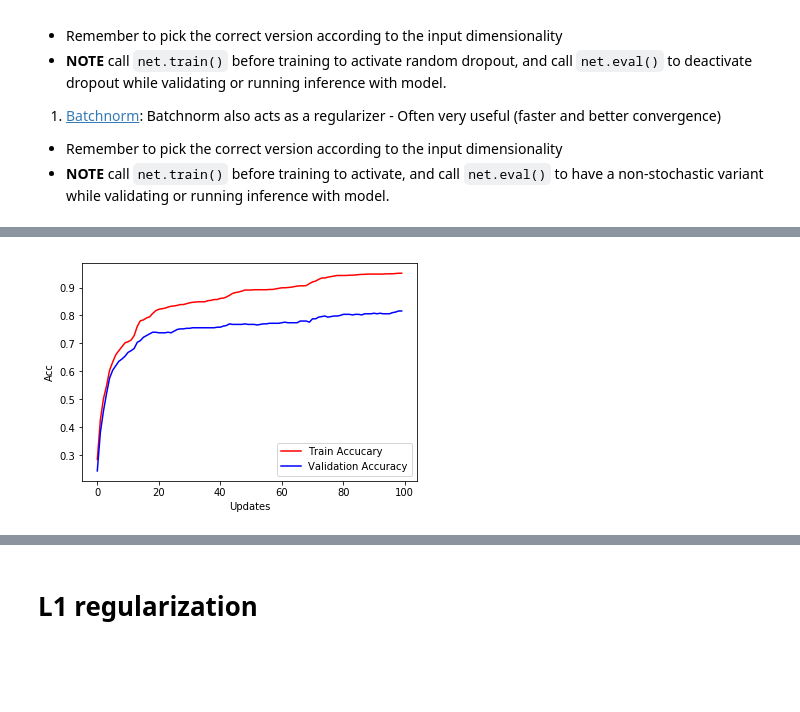
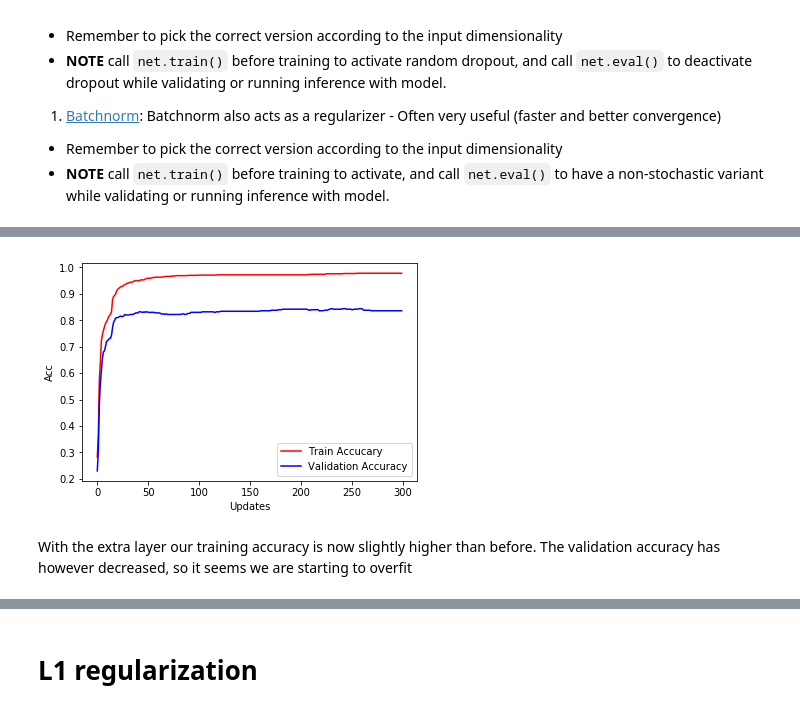
Before and after one commit to jeppe742/02456-deep-learning-with-PyTorch, a Jupyter notebook: 1_Feedforward/1.4-FFN-MNIST.ipynb, the cells around one changed output, grey strips where cells are left out. Saved outputs shown, nothing was run; the diff lists cells and outputs as text; code cells hidden in the pictures; blank space fills up the shorter version.

```diff
--- a/1_Feedforward/1.4-FFN-MNIST.ipynb
+++ b/1_Feedforward/1.4-FFN-MNIST.ipynb
@@ -216,7 +216,7 @@ num_batches_valid = num_samples_valid // batch_size
 
 
 
-def train(net, optimizer, criterion):
+def train(net, optimizer, criterion, num_epochs=100):
     # setting up lists for handling loss/accuracy
     train_acc, train_loss = [], []
     valid_acc, valid_loss = [], []
@@ -320,5 +320,3 @@ class Net1(Net):
 
         self.W_1 = Parameter(init.kaiming_normal_(torch.Tensor(num_hidden, num_features)))
         self.W_2 = Parameter(init.kaiming_normal_(torch.Tensor(num_output, num_hidden)))
-# %%
-train(net, optim.SGD(net.parameters(), lr=0.1), criterion)
@@ -337,4 +323,7 @@ Epoch 91 : Train Loss 0.153930 , Train acc 0.949000, Valid acc 0.838000
 # %%
-net1 =Net1(num_features, num_l1, num_classes)
-train(net1,optim.SGD(net1.parameters(), lr=0.1), criterion )
+#Set a seed so we have a chance of comparing our models
+torch.manual_seed(42)
+net1 = Net1(num_features, num_l1, num_classes)
+
+train(net1, optim.SGD(net1.parameters(), lr=0.1), criterion, num_epochs=300)
 # %% [output]
@@ -366,7 +363,8 @@ class Net2(Net1):
         x = F.linear(x, self.W_3, self.b_3)
         return F.softmax(x, dim=1)
 # %%
-num_l2 = 10
+torch.manual_seed(42)
+num_l2 = 100
 net2 =Net2(num_features, num_l1, num_l2, num_classes)
-train(net2,optim.SGD(net2.parameters(), lr=0.1), criterion )
+train(net2,optim.SGD(net2.parameters(), lr=0.1), criterion ,num_epochs=300)
 # %% [output]
@@ -383,2 +388,4 @@ Epoch 91 : Train Loss 0.153072 , Train acc 0.948000, Valid acc 0.808000
-[figure, old version]
+[figure, new version]
+# %% [markdown]
+With the extra layer our training accuracy is now slightly higher than before. The validation accuracy has however decreased, so it seems we are starting to overfit
 # %%
```
Also changed, not shown: parts of 19 cells of this notebook, 4 other files.
